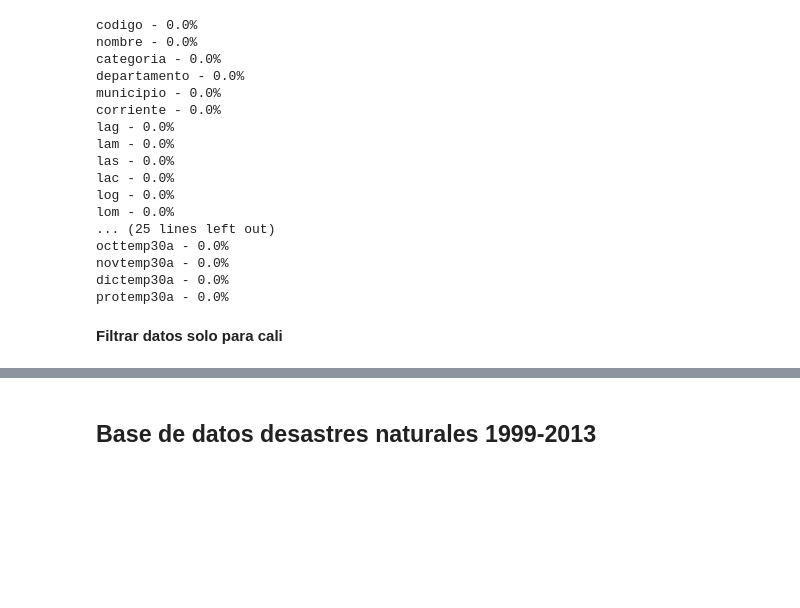
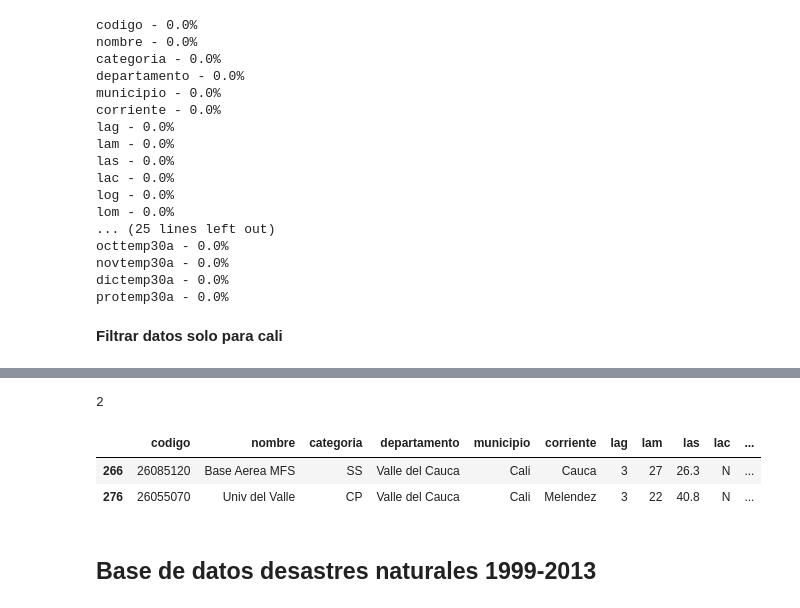
Before and after one commit to waltermayor/rescityUAO, a Jupyter notebook: PreprocesamientoDeDatos.ipynb, the cells around one changed output, grey strips where cells are left out. Drawn from its saved outputs; the diff is of its cells as text; code cells hidden in the pictures; blank space fills up the shorter version.

```diff
--- a/PreprocesamientoDeDatos.ipynb
+++ b/PreprocesamientoDeDatos.ipynb
@@ -201,8 +201,9 @@ protemp30a - 0.0%
 # %%
 print(len(dataAll))
 #filtrar datos solo para cali
-dataInundCali=dataAll[dataAll['departamento']=="Valle del Cauca"]
-dataInundCali.head(22)
+dataInundValle=dataAll[dataAll['departamento']=="Valle del Cauca"]
+print(len(dataInundValle))
+dataInundValle.head(22)
 #print(dataInundCali['municipio'])
 # %% [output]
 450
@@ -223,6 +225,16 @@ dataInundCali.head(22)
 | 353 | 54075020 | Bajo Calima | CO | Valle del Cauca | Buenaventura | Calima | 3 | 57 | 13.0 | N | ... |
 | 358 | 26105160 | Apto Farfan | SP | Valle del Cauca | Tulua | Tulua | 4 | 5 | 25.4 | N | ... |
 | 436 | 26075040 | Apto A Bonilla | SP | Valle del Cauca | Palmira | Guachal | 3 | 32 | 0.0 | N | ... |
+# %%
+dataInundCali=dataInundValle[dataInundValle['municipio']=="Cali"]
+print(len(dataInundCali))
+dataInundCali.head(22)
+#print(dataInundCali['municipio'])
+# %% [output]
+2
+|  | codigo | nombre | categoria | departamento | municipio | corriente | lag | lam | las | lac | ... |
+| 266 | 26085120 | Base Aerea MFS | SS | Valle del Cauca | Cali | Cauca | 3 | 27 | 26.3 | N | ... |
+| 276 | 26055070 | Univ del Valle | CP | Valle del Cauca | Cali | Melendez | 3 | 22 | 40.8 | N | ... |
 # %% [markdown]
 ## Base de datos desastres naturales 1999-2013
 # %%
```
Also changed, not shown: parts of 10 cells of this notebook.
